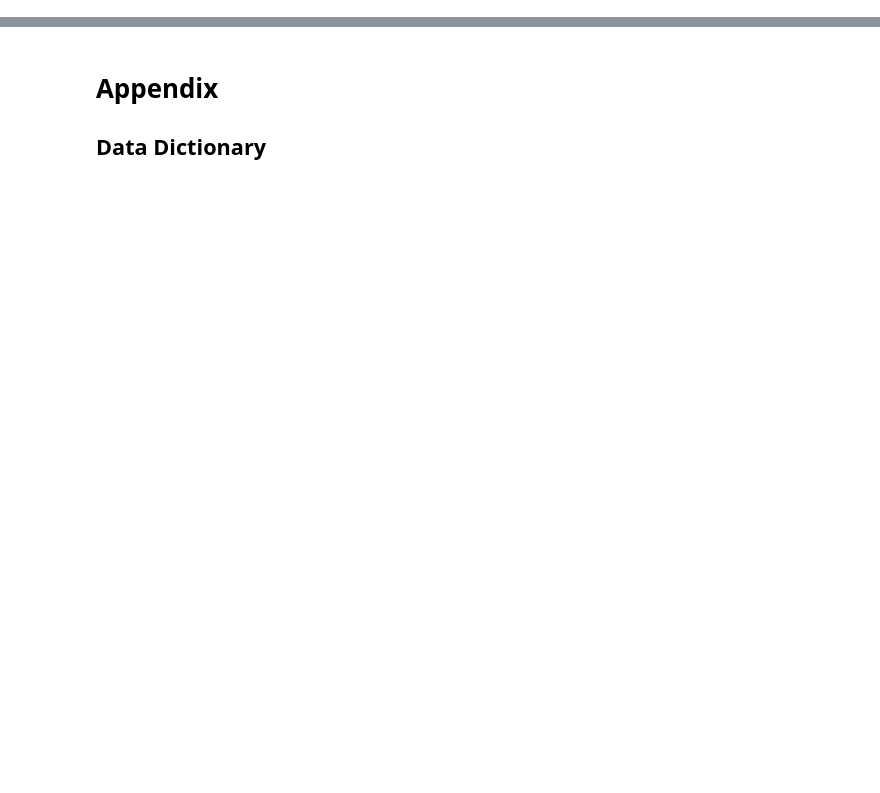
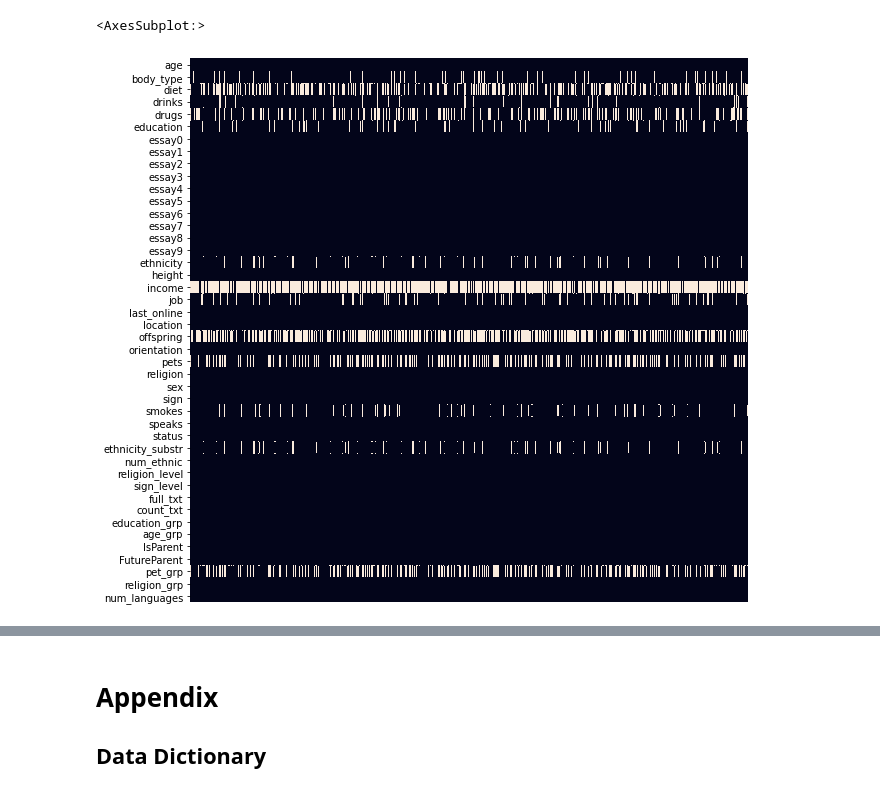
Before and after one commit to aboomer07/DataNotebook, a Jupyter notebook: DataViz Notebook.ipynb, the cells around one changed output, grey strips where cells are left out. Cells and saved outputs as stored; diff of their text form; code cells hidden in the pictures; blank space fills up the shorter version.

```diff
--- a/DataViz Notebook.ipynb
+++ b/DataViz Notebook.ipynb
@@ -329,0 +212,8 @@ interactive(children=(Dropdown(description='category', options=('age', 'body_typ
+# %%
+#### 1. Meta Analysis ####
+
+fig, ax = plt.subplots(figsize=(10,10))
+sns.heatmap(df.isnull().T, cbar=False, xticklabels=False) #Generate missing value heatmap
+# %% [output]
+<AxesSubplot:>
+[figure, added]
```
Also changed, not shown: parts of 46 cells of this notebook.
